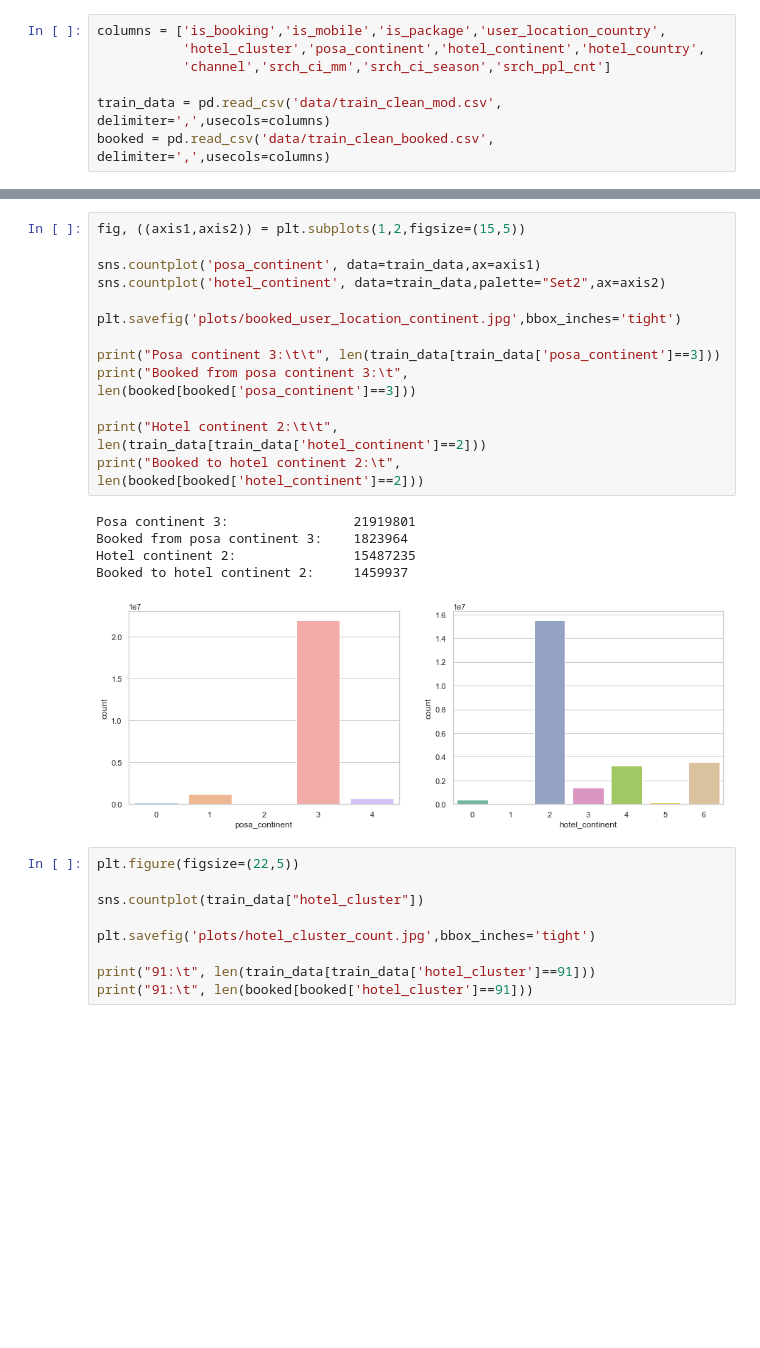
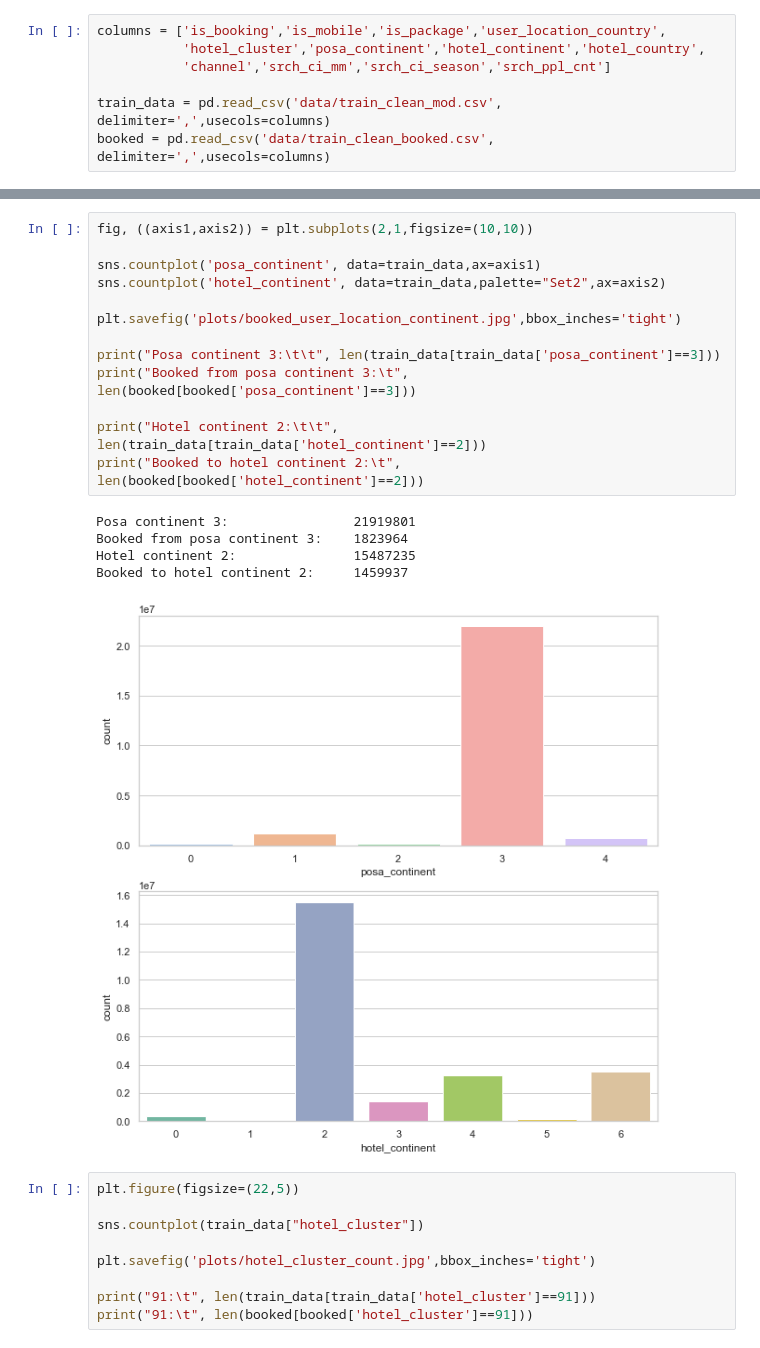
Before and after one commit to gonteranna1211/szakdolgozat, a Jupyter notebook: Exploratory analysis.ipynb, the cells around one changed output, grey strips where cells are left out. Drawn from its saved outputs; the diff is of its cells as text; blank space fills up the shorter version.

```diff
--- a/Exploratory analysis.ipynb
+++ b/Exploratory analysis.ipynb
@@ -59,22 +64,22 @@ Hotel country 198:       164981
 # %%
-fig, ((axis1,axis2)) = plt.subplots(1,2,figsize=(15,5))
+fig, ((axis1,axis2)) = plt.subplots(2,1,figsize=(10,10))
 
 sns.countplot('posa_continent', data=train_data,ax=axis1)
 sns.countplot('hotel_continent', data=train_data,palette="Set2",ax=axis2)
 
 plt.savefig('plots/booked_user_location_continent.jpg',bbox_inches='tight')
 
 print("Posa continent 3:\t\t", len(train_data[train_data['posa_continent']==3]))
 print("Booked from posa continent 3:\t", len(booked[booked['posa_continent']==3]))
 
 print("Hotel continent 2:\t\t", len(train_data[train_data['hotel_continent']==2]))
 print("Booked to hotel continent 2:\t", len(booked[booked['hotel_continent']==2]))
 # %% [output]
 Posa continent 3:                21919801
 Booked from posa continent 3:    1823964
 Hotel continent 2:               15487235
 Booked to hotel continent 2:     1459937
-[figure, old version]
+[figure, new version]
 # %%
 plt.figure(figsize=(22,5))
 
```
Also changed, not shown: parts of 3 cells of this notebook.
